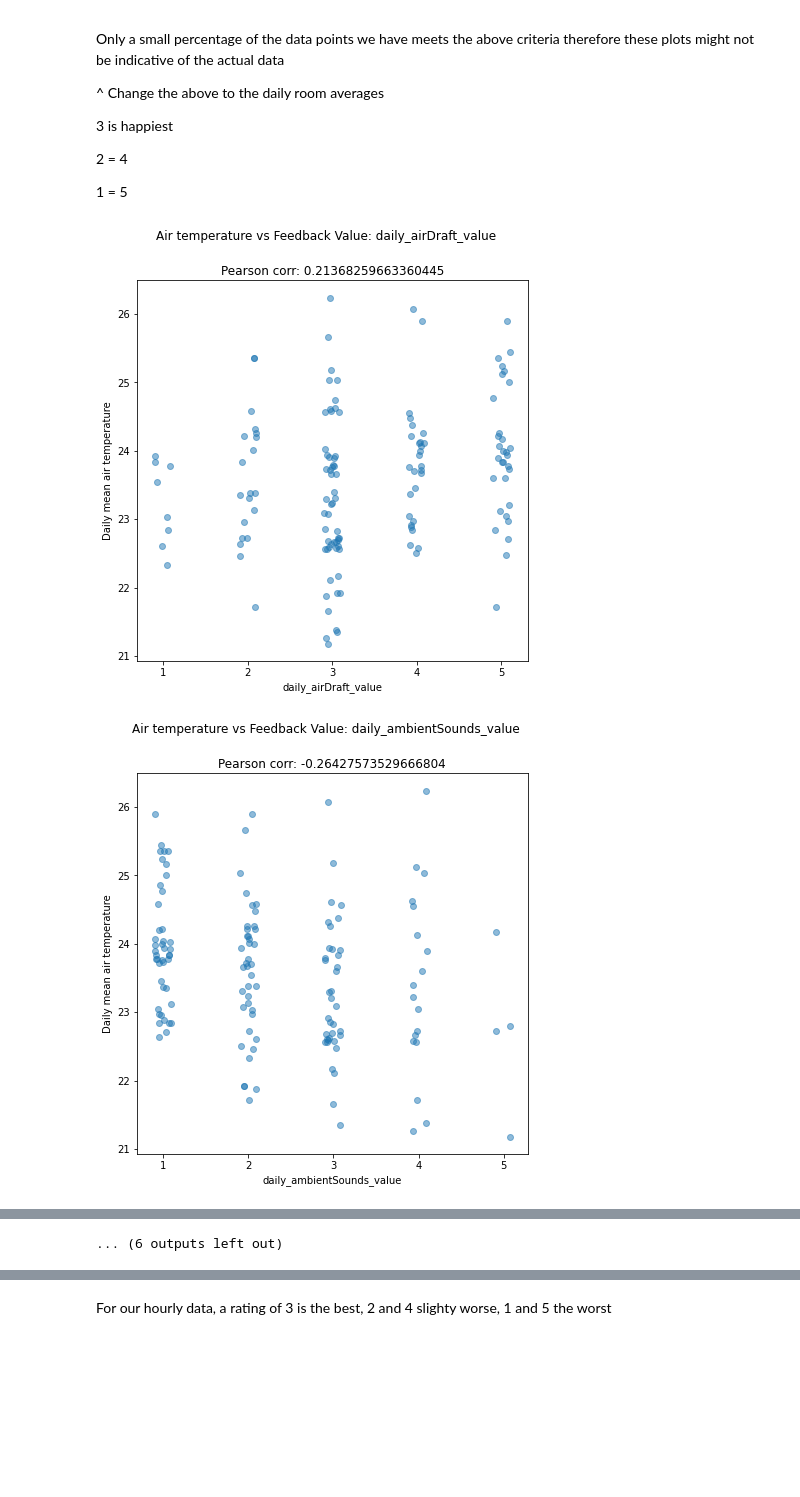
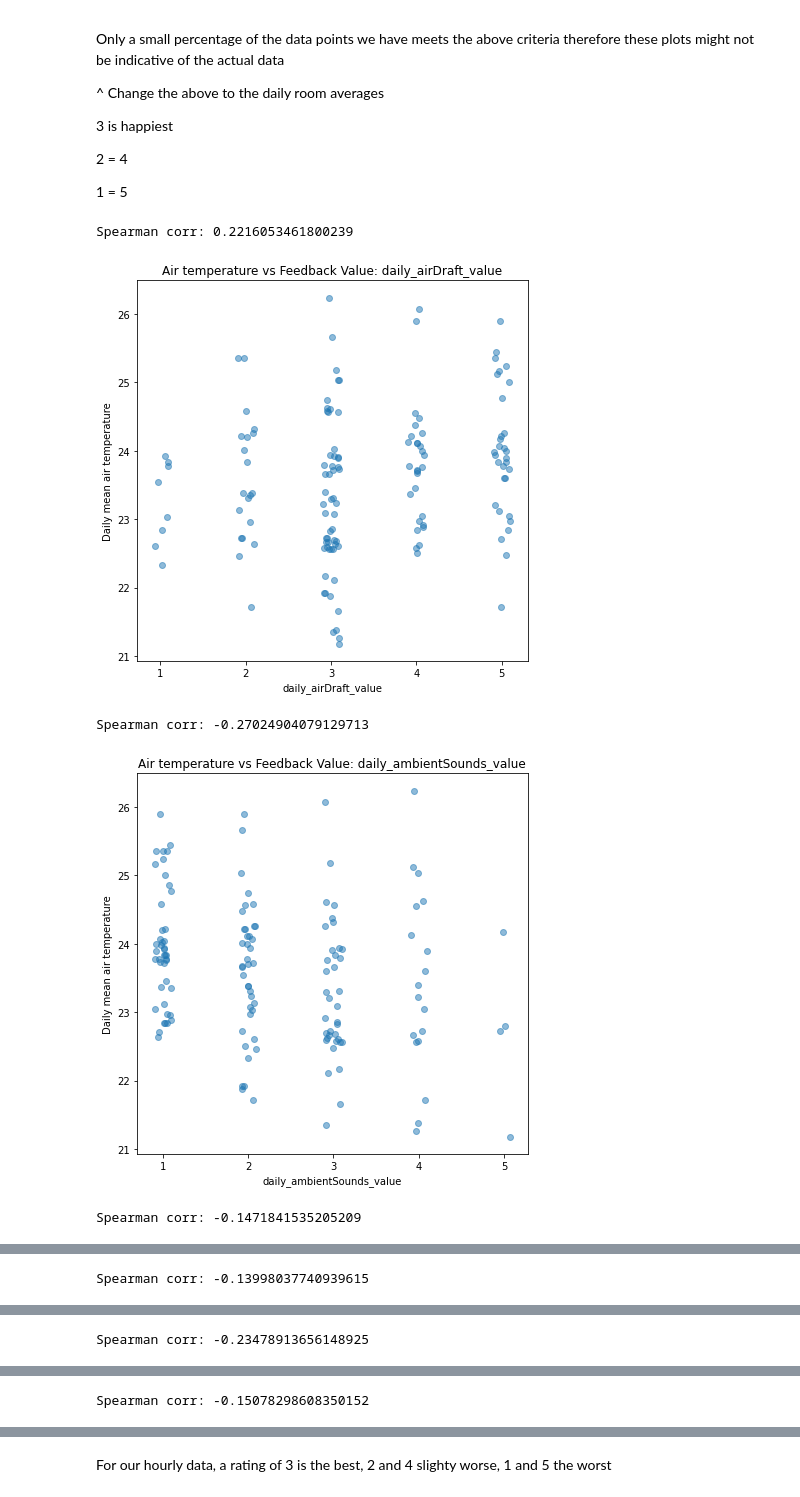
Before and after one commit to tug-cps/SchoolFeedback, a Jupyter notebook: notebooks/trends_data.ipynb, the cells around one changed output, grey strips where cells are left out. Cells and saved outputs as stored; diff of their text form; code cells hidden in the pictures; blank space fills up the shorter version.

Commit message:
removed corr from plot title and changed to spearman

```diff
--- a/notebooks/trends_data.ipynb
+++ b/notebooks/trends_data.ipynb
@@ -209,30 +209,33 @@ plt.rcParams["figure.figsize"] = (7,7)
 # %%
 for type in ['temp','qual']:
 
     #for each feedback type
     for dataframe in [daily_airDraft_df,daily_ambientSounds_df,daily_artificialLight_df,daily_dayLight_df,daily_smell_df,daily_studentsAdherence_df,daily_studentsFocused_df,daily_studentsIrritated_df,daily_studentsMotivated_df]:
         #print(dataframe.columns)
         x = dataframe[dataframe.columns[1]] #feedback value
         y = []
 
         for timestamp, room in zip(dataframe[dataframe.columns[0]],dataframe[dataframe.columns[2]]): #0=timestamp, 2=roomName
             #max getting room air temp/qual for that room in the past hour
             y.append(get_daily_average_value(timestamp,room,type))
 
         plt.figure()
         plt.scatter(Jitter(x,0.1), y, alpha=0.5)
 
-        plt.suptitle("Air "+type_dict[type] + " vs Feedback Value: "+ dataframe.columns[1])
+        plt.title("Air "+type_dict[type] + " vs Feedback Value: "+ dataframe.columns[1])
 
 
         #dropping nan values and calculating correlation between x and y
-        plt.title("Pearson corr: "+str(pd.DataFrame({"x":x, 'y':y}).dropna().corr(method='pearson')['x']['y']))
+        print("Spearman corr: "+str(pd.DataFrame({"x":x, 'y':y}).dropna().corr(method='spearman')['y']['x']))
 
         plt.xlabel(dataframe.columns[1])
         plt.ylabel("Daily mean air "+type_dict[type])
 
         plt.savefig("../plots/room_air_"+type+"/"+dataframe.columns[1]+".png")
         plt.show()
 # %% [output]
+Spearman corr: 0.2216053461800239
-[figure, old version]
+[figure, new version]
+Spearman corr: -0.27024904079129713
-[figure, old version]
+[figure, new version]
+Spearman corr: -0.1471841535205209
@@ -239,0 +243 @@ for type in ['temp','qual']:
+Spearman corr: -0.13998037740939615
@@ -240,0 +245 @@ for type in ['temp','qual']:
+Spearman corr: -0.23478913656148925
@@ -241,0 +247 @@ for type in ['temp','qual']:
+Spearman corr: -0.15078298608350152
@@ -249 +248,0 @@ for type in ['temp','qual']:
-... (6 outputs left out)
```
Also changed, not shown: parts of 1 cell of this notebook, 18 other files.
